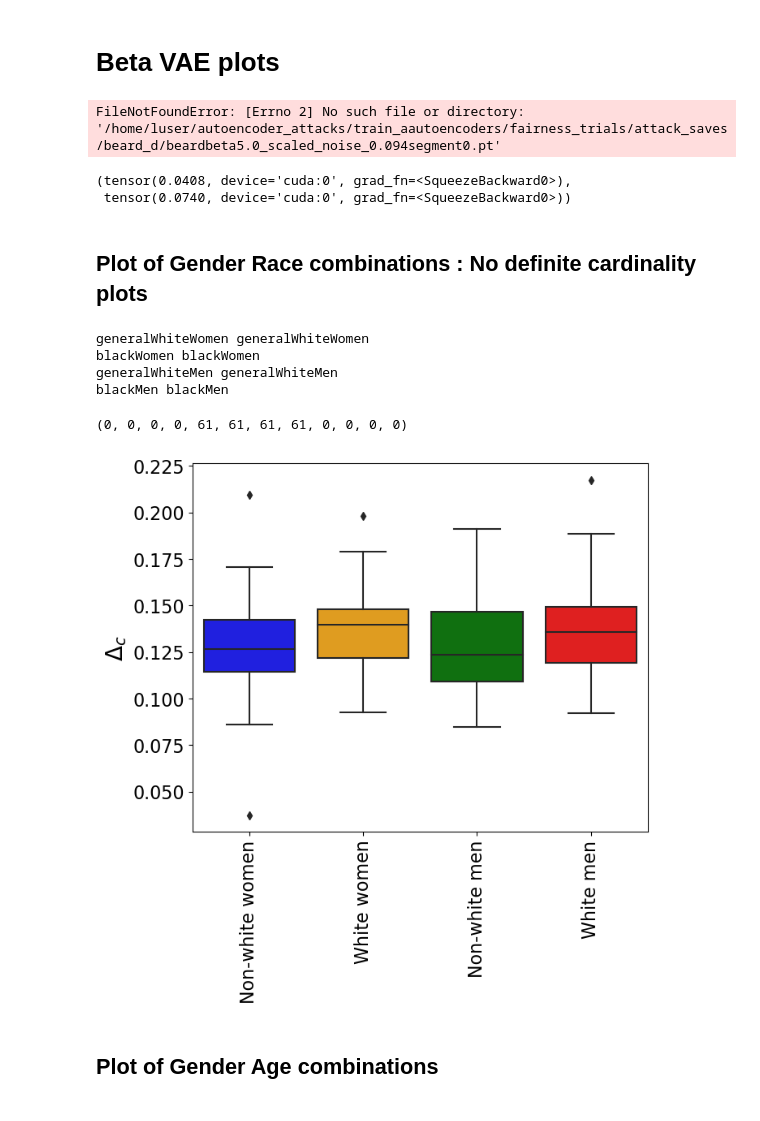
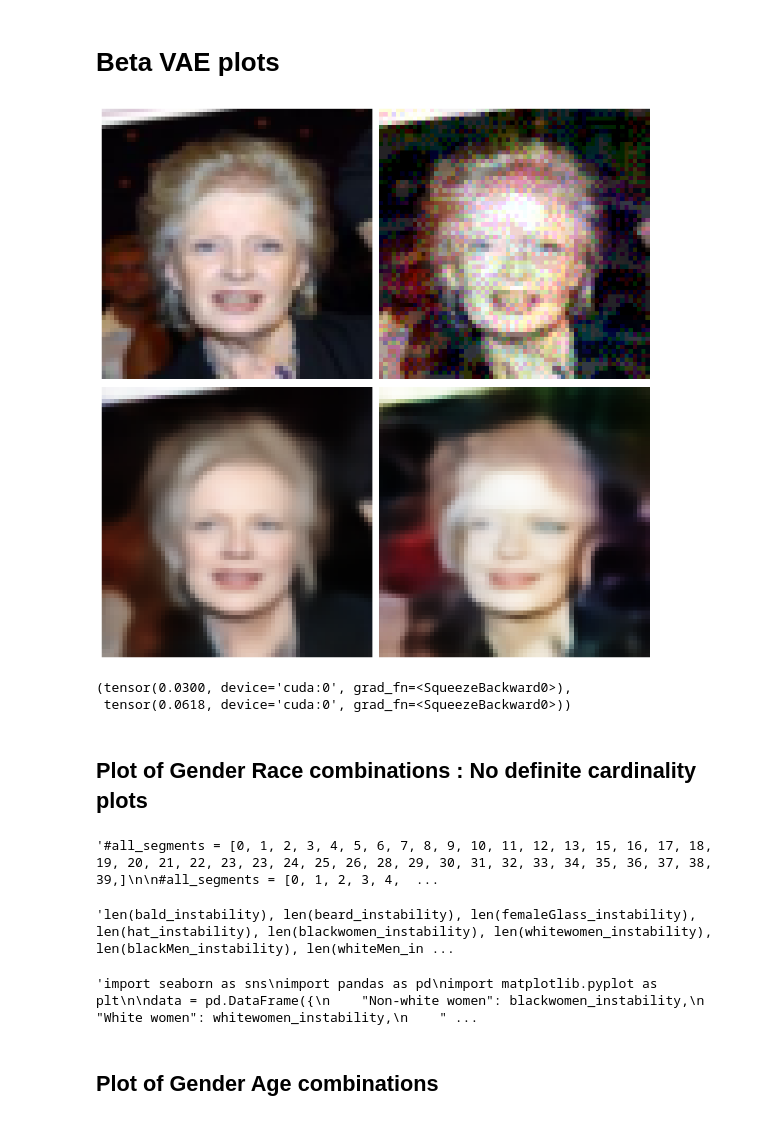
Before and after one commit to ChethanKodase/robustness_of_subgroups, a Jupyter notebook: nvae_results_comparision_all_fairness_disjoined_objectives_compare.ipynb, the cells around one changed output. Drawn from its saved outputs; the diff is of its cells as text; code cells hidden in the pictures.

```diff
--- a/nvae_results_comparision_all_fairness_disjoined_objectives_compare.ipynb
+++ b/nvae_results_comparision_all_fairness_disjoined_objectives_compare.ipynb
@@ -253,7 +291,7 @@ instability tensor(0.7095, device='cuda:0', grad_fn=<DivBackward0>)
 # %% [markdown]
 # Beta VAE plots
 # %%
-#segment = 29
+segment = 0
 # 6, 10
 #desired_norm_l_inf = 0.094
 beta_value = 5.0
@@ -263,11 +301,11 @@ beta_value = 5.0
 #universal_features_list = ["bald", "beard", "oldfemaleGlass", "hat", "blackWomen", "generalWhiteWomen", "blackMen", "generalWhiteMen", "men", "women", "young", "old", "youngmen", "oldmen", "youngwomen", "oldwomen" ]
 
 #all_features = [ "men", "women", "blackWomen", "old", "youngmen", "oldmen", "youngwomen", "oldwomen"]
-#all_features = ["youngmen", "oldmen", "youngwomen", "oldwomen"]
-#feature = all_features[0]
+all_features = ["youngmen", "oldmen", "youngwomen", "oldwomen"]
+feature = all_features[3]
 
 source_im = torch.load("/home/luser/autoencoder_attacks/train_aautoencoders/fairness_trials/attack_saves/"+str(feature)+"_d/images.pt")[segment].unsqueeze(0).to(device)
-optimized_noise = torch.load("/home/luser/autoencoder_attacks/train_aautoencoders/fairness_trials/attack_saves/"+str(feature)+"_d/"+str(feature)+"beta"+str(beta_value)+"_scaled_noise_"+str(desired_norm_l_inf)+"segment"+str(segment)+".pt").to(device)
+optimized_noise = torch.load("/home/luser/autoencoder_attacks/train_aautoencoders/fairness_trials/attack_saves/"+str(feature)+"_d/"+str(feature)+"beta"+str(beta_value)+"_scaled_noise_"+str(desired_norm_l_inf)+"segment"+str(segment)+".pt", map_location=device).to(device)
 
 
 
@@ -285,43 +323,43 @@ ActualReconLoss = torch.sqrt((actualOutput - source_im)**2).mean(dim=(1, 2, 3),
 
 DivAttackeImage = source_im + optimized_noise
 NormalDivAttackeImage = (DivAttackeImage - DivAttackeImage.min())/(DivAttackeImage.max() - DivAttackeImage.min())
 DivOutput,_,_ = model(NormalDivAttackeImage)
 DivOutputL2ActualOutput = torch.sqrt((DivOutput - actualOutput)**2).mean(dim=(1, 2, 3), keepdim=True).squeeze()
 
 model.eval()
 with torch.no_grad():
     image_recon, recon_loss, kl_losses = model(source_im)
 
     fig, ax = plt.subplots(2, 2, figsize=(10, 10/ aspect_ratio))
     ax[0][0].imshow(source_im[0].permute(1, 2, 0).cpu().numpy())
     #ax[0].set_title('Original Image')
     ax[0][0].axis('off')
 
     ax[1][0].imshow(actualOutput[0].cpu().detach().permute(1, 2, 0).cpu().numpy())
     #ax[1].set_title('Actual Reconstructed Image')
     ax[1][0].axis('off')
 
     ax[0][1].imshow(NormalDivAttackeImage[0].cpu().detach().permute(1, 2, 0).cpu().numpy())
     #ax[2].set_title('Adversarial Image')
     ax[0][1].axis('off')
 
     ax[1][1].imshow(DivOutput[0].cpu().detach().permute(1, 2, 0).cpu().numpy())
     #ax[3].set_title('Adversarial Reconstructed Image')
     ax[1][1].axis('off')
 plt.tight_layout(pad=1)
 #plt.savefig("/home/luser/autoencoder_attacks/a_fairness_results/qualitative_comparision/BetaVAE_qualitative_"+str(feature)+"im_no_"+str(segment)+".png")
 plt.show()
 # %% [output]
-FileNotFoundError: [Errno 2] No such file or directory: '/home/luser/autoencoder_attacks/train_aautoencoders/fairness_trials/attack_saves/beard_d/beardbeta5.0_scaled_noise_0.094segment0.pt'
+[figure, added]
 # %%
 ActualReconLoss, DivOutputL2ActualOutput
 # %% [output]
-(tensor(0.0408, device='cuda:0', grad_fn=<SqueezeBackward0>),
- tensor(0.0740, device='cuda:0', grad_fn=<SqueezeBackward0>))
+(tensor(0.0300, device='cuda:0', grad_fn=<SqueezeBackward0>),
+ tensor(0.0618, device='cuda:0', grad_fn=<SqueezeBackward0>))
 # %% [markdown]
 ## Plot of Gender Race combinations : No definite cardinality plots
 # %%
-#all_segments = [0, 1, 2, 3, 4, 5, 6, 7, 8, 9, 10, 11, 12, 13, 15, 16, 17, 18, 19, 20, 21, 22, 23, 23, 24, 25, 26, 28, 29, 30, 31, 32, 33, 34, 35, 36, 37, 38, 39,]
+'''#all_segments = [0, 1, 2, 3, 4, 5, 6, 7, 8, 9, 10, 11, 12, 13, 15, 16, 17, 18, 19, 20, 21, 22, 23, 23, 24, 25, 26, 28, 29, 30, 31, 32, 33, 34, 35, 36, 37, 38, 39,]
 
 #all_segments = [0, 1, 2, 3, 4, 5, 6, 7, 8, 9, 10]
 
@@ -329,6 +367,8 @@ ActualReconLoss, DivOutputL2ActualOutput
 #all_segments = [0, 1, 2, 3, 4, 5, 6, 7, 8, 9, 10, 11, 12, 13, 14, 15, 16, 17, 18, 19, 20]
 
 desired_norm_l_inf = 0.094
+beta_value = 1.0
+model.load_state_dict(torch.load('/home/luser/autoencoder_attacks/saved_celebA/checkpoints/celebA_CNN_VAE_big_trainSize'+str(train_data_size)+'_epochs'+str(epochs)+'.torch'))
 #desired_norm_l_inf = 0.05
 #all_features = ["bald", "beard", "femaleGlass", "hat", "bald", "generalWhiteWomen"]
 
@@ -340,12 +380,12 @@ desired_norm_l_inf = 0.094
 
 universal_features_list = ["bald", "beard", "oldfemaleGlass", "hat", "blackWomen", "generalWhiteWomen", "blackMen", "generalWhiteMen", "men", "women", "young", "old", "youngmen", "oldmen", "youngwomen", "oldwomen" ]
 
-'''all_features = ["generalWhiteWomen", "blackWomen", "generalWhiteMen", "blackMen", "men", "women", "young", "old"]
-incl_all_features = ["generalWhiteWomen", "blackWomen", "generalWhiteMen", "blackMen", "men", "women", "young", "old"]'''
+#all_features = ["generalWhiteWomen", "blackWomen", "generalWhiteMen", "blackMen", "men", "women", "young", "old"]
+#incl_all_features = ["generalWhiteWomen", "blackWomen", "generalWhiteMen", "blackMen", "men", "women", "young", "old"]
 
 
-'''all_features = ["youngmen", "oldmen", "youngwomen", "oldwomen"]
-incl_all_features = ["youngmen", "oldmen", "youngwomen", "oldwomen"]'''
+#all_features = ["youngmen", "oldmen", "youngwomen", "oldwomen"]
+#incl_all_features = ["youngmen", "oldmen", "youngwomen", "oldwomen"]
 
 all_features = ["generalWhiteWomen", "blackWomen", "generalWhiteMen", "blackMen"]
 incl_all_features = ["generalWhiteWomen", "blackWomen", "generalWhiteMen", "blackMen"]
@@ -428,17 +468,15 @@ for feature_outside, feature_inside in zip(incl_all_features, all_features):
             youngwomen_instability.append(DivOutputL2ActualOutput.item())
         elif feature_outside == "oldwomen":
             oldwomen_instability.append(DivOutputL2ActualOutput.item())
+'''
 # %% [output]
-generalWhiteWomen generalWhiteWomen
-blackWomen blackWomen
-generalWhiteMen generalWhiteMen
-blackMen blackMen
+'#all_segments = [0, 1, 2, 3, 4, 5, 6, 7, 8, 9, 10, 11, 12, 13, 15, 16, 17, 18, 19, 20, 21, 22, 23, 23, 24, 25, 26, 28, 29, 30, 31, 32, 33, 34, 35, 36, 37, 38, 39,]\n\n#all_segments = [0, 1, 2, 3, 4,  ...
 # %%
-len(bald_instability), len(beard_instability), len(femaleGlass_instability), len(hat_instability), len(blackwomen_instability), len(whitewomen_instability), len(blackMen_instability), len(whiteMen_instability), len(youngmen_instability), len(oldmen_instability), len(youngwomen_instability), len(oldwomen_instability)
+'''len(bald_instability), len(beard_instability), len(femaleGlass_instability), len(hat_instability), len(blackwomen_instability), len(whitewomen_instability), len(blackMen_instability), len(whiteMen_instability), len(youngmen_instability), len(oldmen_instability), len(youngwomen_instability), len(oldwomen_instability)'''
 # %% [output]
-(0, 0, 0, 0, 61, 61, 61, 61, 0, 0, 0, 0)
+'len(bald_instability), len(beard_instability), len(femaleGlass_instability), len(hat_instability), len(blackwomen_instability), len(whitewomen_instability), len(blackMen_instability), len(whiteMen_in ...
 # %%
-import seaborn as sns
+'''import seaborn as sns
 import pandas as pd
 import matplotlib.pyplot as plt
 
@@ -464,8 +502,9 @@ plt.tight_layout()  # Adjust layout to prevent cutoff of labels
 
 #plt.savefig("/home/luser/autoencoder_attacks/a_fairness_results/deviations_Beta_VAE_Beta1_rho_pt094_n_20.png")
 plt.show()
+'''
 # %% [output]
-[figure, removed]
+'import seaborn as sns\nimport pandas as pd\nimport matplotlib.pyplot as plt\n\ndata = pd.DataFrame({\n    "Non-white women": blackwomen_instability,\n    "White women": whitewomen_instability,\n    " ...
 # %% [markdown]
 ## Plot of Gender Age combinations
 # %%
```
Also changed, not shown: parts of 13 cells of this notebook, 2 other files.
